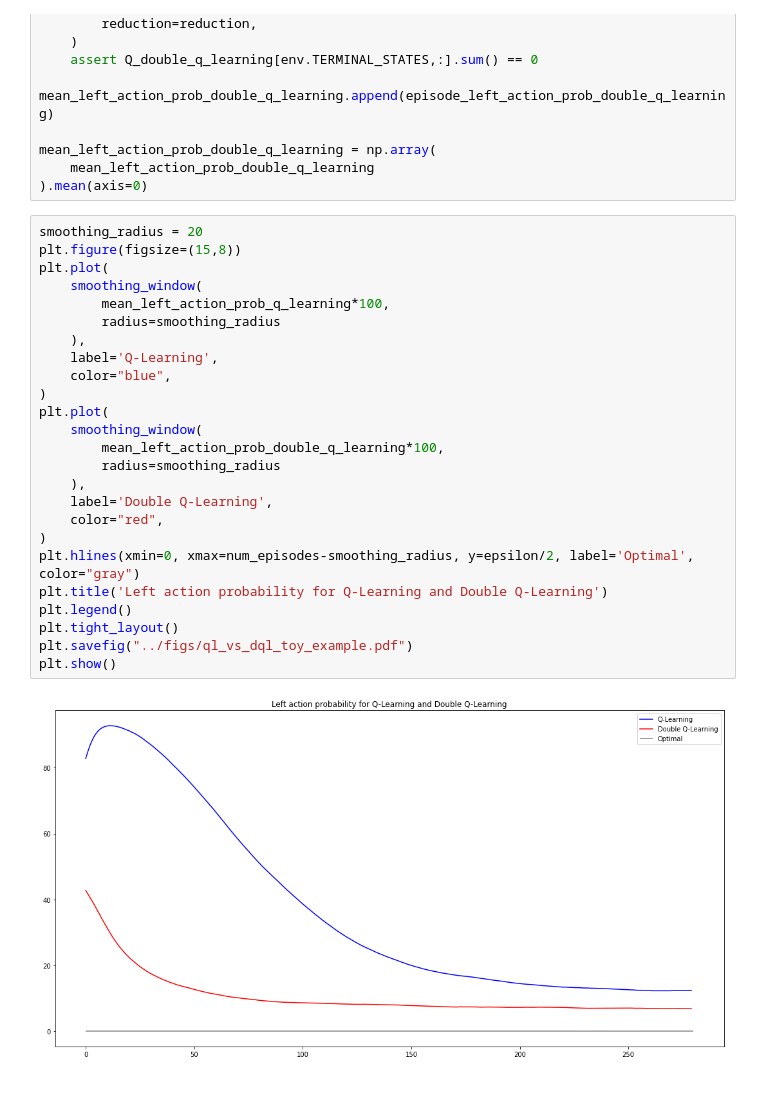
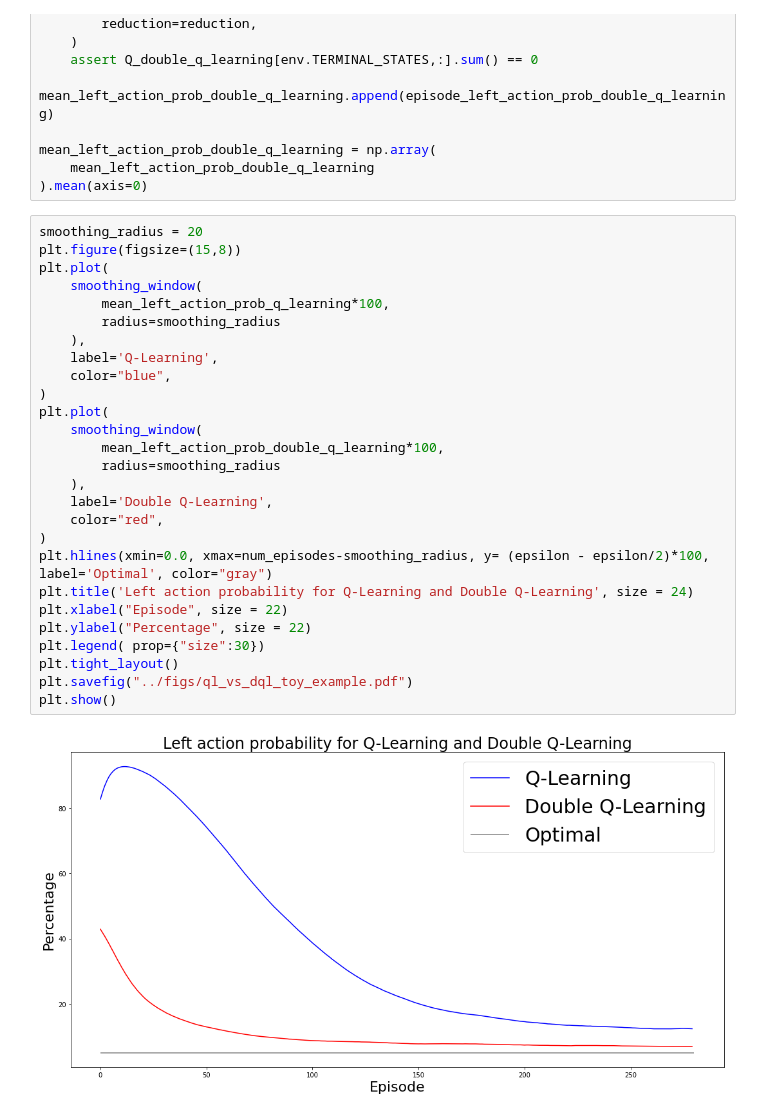
Before and after one commit to romnn/double-Q-learning, a Jupyter notebook: notebooks/toy-example.ipynb, the cells around one changed output. Cells and saved outputs as stored; diff of their text form.

```diff
--- a/notebooks/toy-example.ipynb
+++ b/notebooks/toy-example.ipynb
@@ -313,27 +313,29 @@ mean_left_action_prob_double_q_learning = np.array(
 # %%
 smoothing_radius = 20
 plt.figure(figsize=(15,8))
 plt.plot(
     smoothing_window(
         mean_left_action_prob_q_learning*100,
         radius=smoothing_radius
     ),
     label='Q-Learning',
     color="blue",
 )
 plt.plot(
     smoothing_window(
         mean_left_action_prob_double_q_learning*100,
         radius=smoothing_radius
     ),
     label='Double Q-Learning',
     color="red",
 )
-plt.hlines(xmin=0, xmax=num_episodes-smoothing_radius, y=epsilon/2, label='Optimal', color="gray")
-plt.title('Left action probability for Q-Learning and Double Q-Learning')
-plt.legend()
+plt.hlines(xmin=0.0, xmax=num_episodes-smoothing_radius, y= (epsilon - epsilon/2)*100, label='Optimal', color="gray")
+plt.title('Left action probability for Q-Learning and Double Q-Learning', size = 24)
+plt.xlabel("Episode", size = 22)
+plt.ylabel("Percentage", size = 22)
+plt.legend( prop={"size":30})
 plt.tight_layout()
 plt.savefig("../figs/ql_vs_dql_toy_example.pdf")
 plt.show()
 # %% [output]
-[figure, old version]
+[figure, new version]
```
Also changed, not shown: 6 other files.
